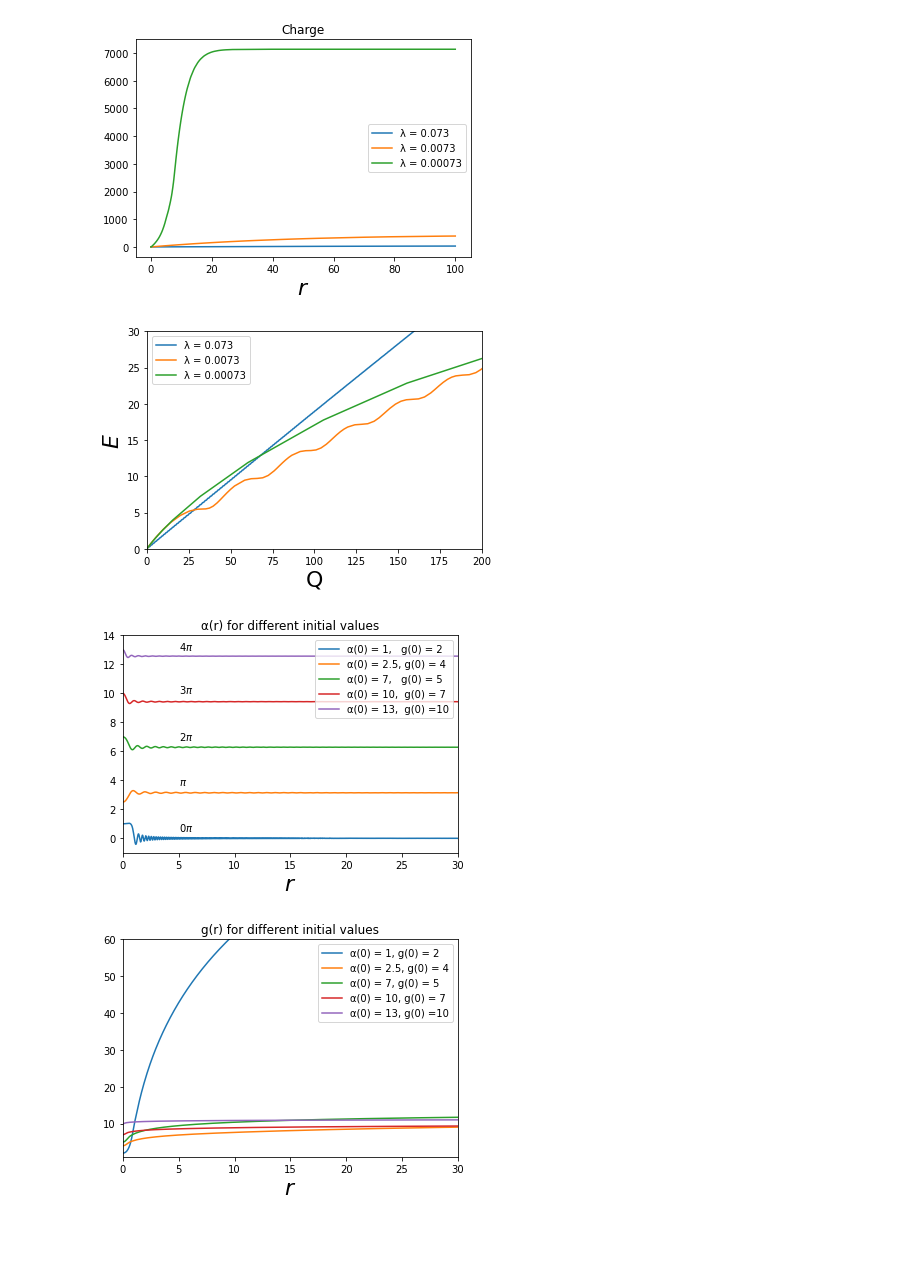
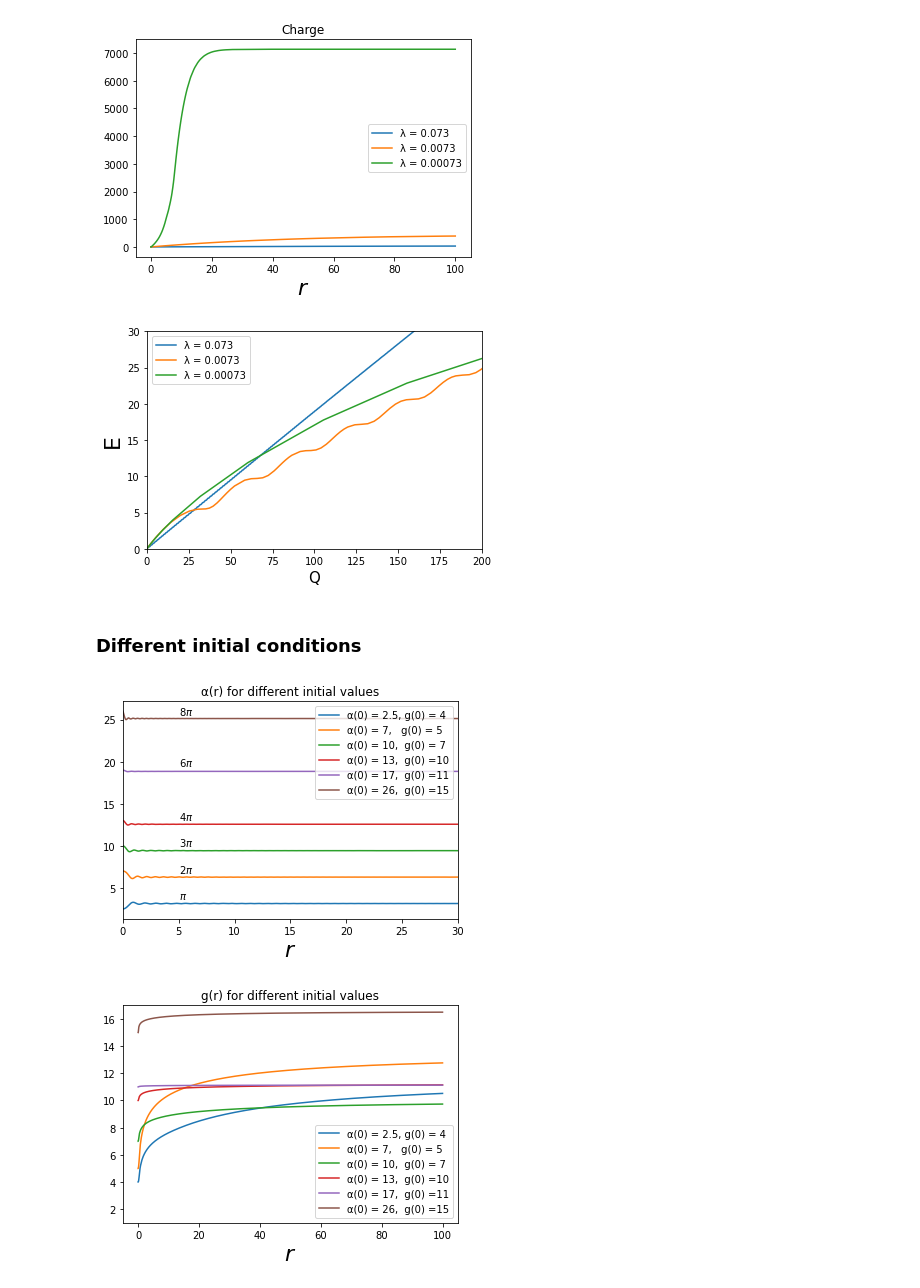
Before and after one commit to SumeetChougule/Skyrme-Q-balls, a Jupyter notebook: notebooks/Num_sol.ipynb, the cells around one changed output. Saved outputs shown, nothing was run; the diff lists cells and outputs as text; code cells hidden in the pictures; blank space fills up the shorter version.

```diff
--- a/notebooks/Num_sol.ipynb
+++ b/notebooks/Num_sol.ipynb
@@ -186,15 +179,18 @@ plt.savefig('Q.png', dpi =150)
 plt.plot(Q3.E(), Q3.Q(), label = 'λ = 0.073')
 plt.plot(Q4.E(), Q4.Q(), label = 'λ = 0.0073')
 plt.plot(Q5.E(), Q5.Q(), label = 'λ = 0.00073')
+#plt.text(100,1, 'Q')
 plt.xlim([0,2e2])
 plt.ylim([0,3e1])
-plt.xlabel('Q', fontsize=22)
-plt.ylabel('$E$', fontsize=22)
+plt.xlabel('Q', fontsize=15)
+plt.ylabel('E', fontsize=22)
 plt.legend(loc='best')
 #plt.show()
-plt.savefig('QVsE.png', dpi =150)
+plt.savefig('QVsE.png', dpi =1000)
 # %% [output]
-[figure, old version]
+[figure, new version]
+# %% [markdown]
+### Different initial conditions
 # %%
 λ, M = 0.0073, 1
 # Initial conditions
@@ -227,38 +223,60 @@ r = 0, 100
 
 Qi4 = Q_class(w0, M, λ, r)
 Qi4.Num_sol()
+# %%
+λ, M = 0.0073, 1
+# Initial conditions
+w0 = 19, 0, 11, 0
+r = 0, 100
+
+T11 = Q_class(w0, M, λ, r)
+T11.Num_sol()
+# %%
+λ, M = 0.0073, 1
+# Initial conditions
+w0 = 26, 0, 15, 0
+r = 0, 100
+
+T12 = Q_class(w0, M, λ, r)
+T12.Num_sol()
 # %%
-plt.plot(Qi1.rn, Qi1.α, label = 'α(0) = 1,   g(0) = 2')
+#plt.plot(Qi1.rn, Qi1.α, label = 'α(0) = 1,   g(0) = 2')
+plt.plot(Qi2.rn, Qi2.α, label = 'α(0) = 2.5, g(0) = 4')
+plt.plot(Q4.rn, Q4.α,   label =   'α(0) = 7,   g(0) = 5')
+plt.plot(Qi4.rn, Qi4.α, label = 'α(0) = 10,  g(0) = 7')
+plt.plot(Qi3.rn, Qi3.α, label = 'α(0) = 13,  g(0) =10')
+plt.plot(T11.rn, T11.α, label = 'α(0) = 17,  g(0) =11')
+plt.plot(T12.rn, T12.α, label = 'α(0) = 26,  g(0) =15')
+#plt.text(5, .51,'$0π$')
+plt.text(5, 3.7,'$π$')
+plt.text(5, 6.8,'$2π$')
+plt.text(5, 10,'$3π$')
 plt.text(5, 13,'$4π$')
-plt.plot(Qi2.rn, Qi2.α, label = 'α(0) = 2.5, g(0) = 4')
-plt.text(5, 10,'$3π$')
-plt.plot(Q4.rn, Q4.α, label =   'α(0) = 7,   g(0) = 5')
-plt.text(5, 6.8,'$2π$')
-plt.plot(Qi4.rn, Qi4.α, label = 'α(0) = 10,  g(0) = 7')
-plt.text(5, 3.7,'$π$')
-plt.plot(Qi3.rn, Qi3.α, label = 'α(0) = 13,  g(0) =10')
-plt.text(5, .51,'$0π$')
+plt.text(5, 19.5,'$6π$')
+plt.text(5, 25.5,'$8π$')
 plt.xlabel('$r$', fontsize=22)
 plt.xlim([0, 30])
-plt.ylim([-1, 14])
+#plt.ylim([-1, 22])
 plt.title('α(r) for different initial values')
 plt.legend(loc='upper right')
 #plt.show()
-plt.savefig('a_init.png', dpi =150)
+plt.savefig('a_init.png', dpi =1000)
 # %% [output]
-[figure, old version]
+[figure, new version]
 # %%
-plt.plot(Qi1.rn, Qi1.g, label = 'α(0) = 1, g(0) = 2')
+#plt.plot(Qi1.rn, Qi1.g, label = 'α(0) = 1,   g(0) = 2')
 plt.plot(Qi2.rn, Qi2.g, label = 'α(0) = 2.5, g(0) = 4')
-plt.plot(Q4.rn, Q4.g, label =   'α(0) = 7, g(0) = 5')
-plt.plot(Qi4.rn, Qi4.g, label = 'α(0) = 10, g(0) = 7')
-plt.plot(Qi3.rn, Qi3.g, label = 'α(0) = 13, g(0) =10')
+plt.plot(Q4.rn, Q4.g,   label =   'α(0) = 7,   g(0) = 5')
+plt.plot(Qi4.rn, Qi4.g, label = 'α(0) = 10,  g(0) = 7')
+plt.plot(Qi3.rn, Qi3.g, label = 'α(0) = 13,  g(0) =10')
+plt.plot(T11.rn, T11.g, label = 'α(0) = 17,  g(0) =11')
+plt.plot(T12.rn, T12.g, label = 'α(0) = 26,  g(0) =15')
 plt.xlabel('$r$', fontsize=22)
-plt.xlim([0, 30])
-plt.ylim([1, 60])
+#plt.xlim([0, 100])
+plt.ylim([1, 17])
 plt.title('g(r) for different initial values')
-plt.legend(loc='best')
+plt.legend(loc='lower right')
 #plt.show()
-plt.savefig('g_init.png', dpi =150)
+plt.savefig('g_init.png', dpi =1000)
 # %% [output]
-[figure, old version]
+[figure, new version]
```
Also changed, not shown: parts of 17 cells of this notebook.
